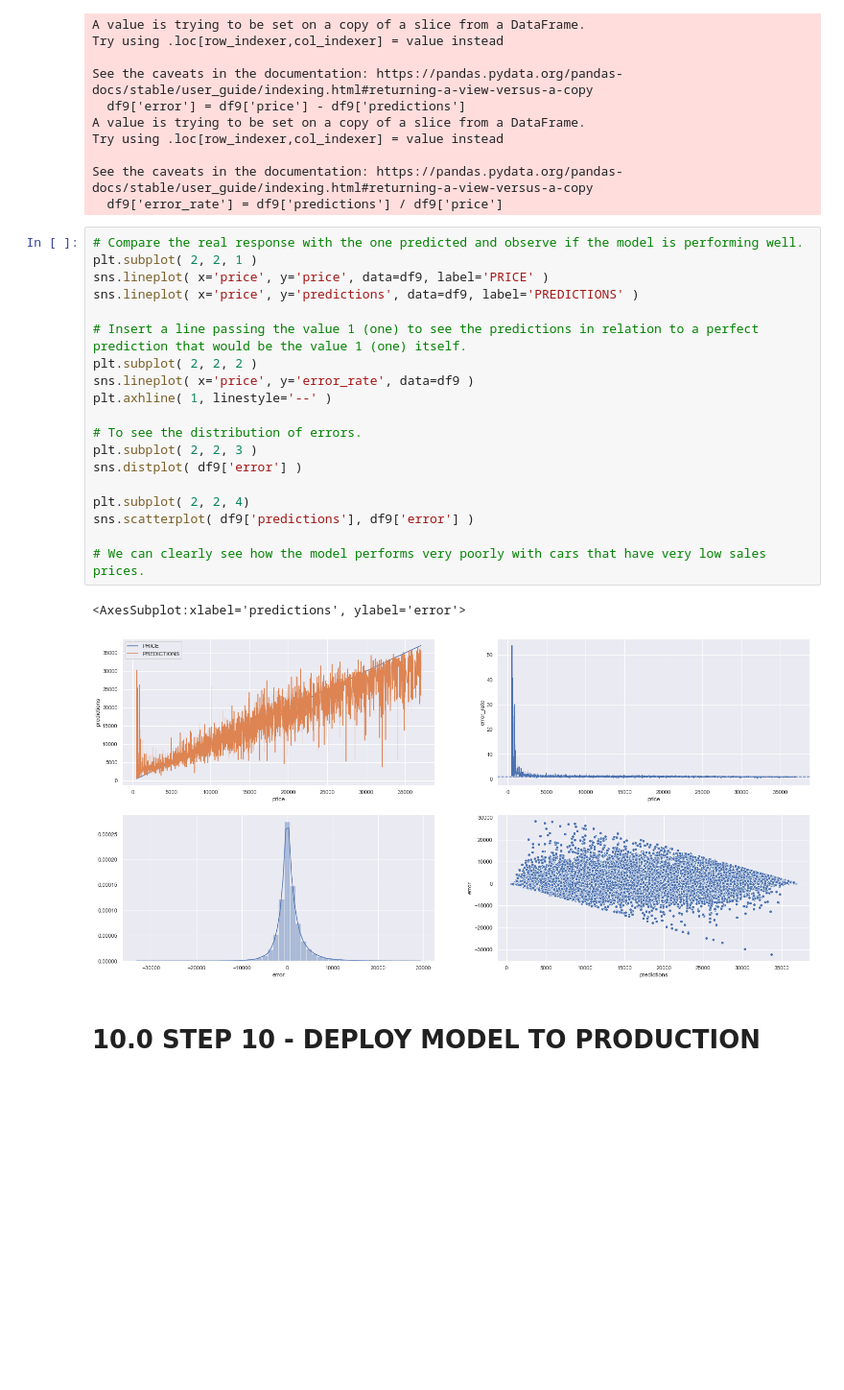
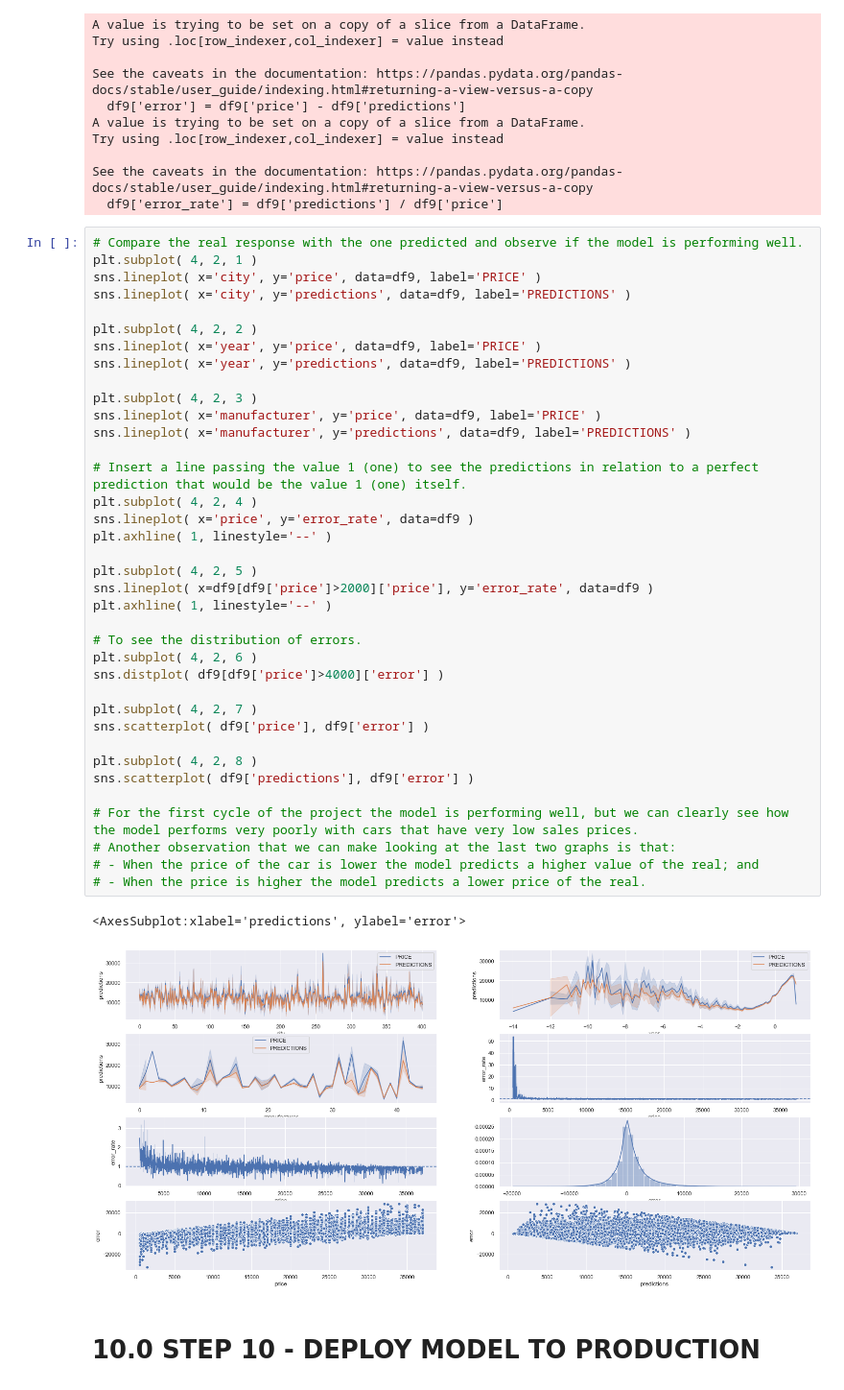
Before and after one commit to panambY/Used_Car_Price, a Jupyter notebook: Used_Car_Price.ipynb, the cells around one changed output. Shown at 96% size. Saved outputs shown, nothing was run; the diff lists cells and outputs as text; blank space fills up the shorter version.

Commit message:
finish last details of the model

```diff
--- a/Used_Car_Price.ipynb
+++ b/Used_Car_Price.ipynb
@@ -2323,26 +2323,44 @@ See the caveats in the documentation: https://pandas.pydata.org/pandas-docs/stab
   df9['error_rate'] = df9['predictions'] / df9['price']
 # %%
 # Compare the real response with the one predicted and observe if the model is performing well.
-plt.subplot( 2, 2, 1 )
-sns.lineplot( x='price', y='price', data=df9, label='PRICE' )
-sns.lineplot( x='price', y='predictions', data=df9, label='PREDICTIONS' )
+plt.subplot( 4, 2, 1 )
+sns.lineplot( x='city', y='price', data=df9, label='PRICE' )
+sns.lineplot( x='city', y='predictions', data=df9, label='PREDICTIONS' )
+
+plt.subplot( 4, 2, 2 )
+sns.lineplot( x='year', y='price', data=df9, label='PRICE' )
+sns.lineplot( x='year', y='predictions', data=df9, label='PREDICTIONS' )
+
+plt.subplot( 4, 2, 3 )
+sns.lineplot( x='manufacturer', y='price', data=df9, label='PRICE' )
+sns.lineplot( x='manufacturer', y='predictions', data=df9, label='PREDICTIONS' )
 
 # Insert a line passing the value 1 (one) to see the predictions in relation to a perfect prediction that would be the value 1 (one) itself.
-plt.subplot( 2, 2, 2 )
+plt.subplot( 4, 2, 4 )
 sns.lineplot( x='price', y='error_rate', data=df9 )
 plt.axhline( 1, linestyle='--' )
 
+plt.subplot( 4, 2, 5 )
+sns.lineplot( x=df9[df9['price']>2000]['price'], y='error_rate', data=df9 )
+plt.axhline( 1, linestyle='--' )
+
 # To see the distribution of errors.
-plt.subplot( 2, 2, 3 )
-sns.distplot( df9['error'] )
+plt.subplot( 4, 2, 6 )
+sns.distplot( df9[df9['price']>4000]['error'] )
 
-plt.subplot( 2, 2, 4)
+plt.subplot( 4, 2, 7 )
+sns.scatterplot( df9['price'], df9['error'] )
+
+plt.subplot( 4, 2, 8 )
 sns.scatterplot( df9['predictions'], df9['error'] )
 
-# We can clearly see how the model performs very poorly with cars that have very low sales prices.
+# For the first cycle of the project the model is performing well, but we can clearly see how the model performs very poorly with cars that have very low sales prices.
+# Another observation that we can make looking at the last two graphs is that:
+# - When the price of the car is lower the model predicts a higher value of the real; and
+# - When the price is higher the model predicts a lower price of the real.
 # %% [output]
 <AxesSubplot:xlabel='predictions', ylabel='error'>
-[figure, old version]
+[figure, new version]
 # %% [markdown]
 # 10.0 STEP 10 - DEPLOY MODEL TO PRODUCTION
 # %% [markdown]
```
